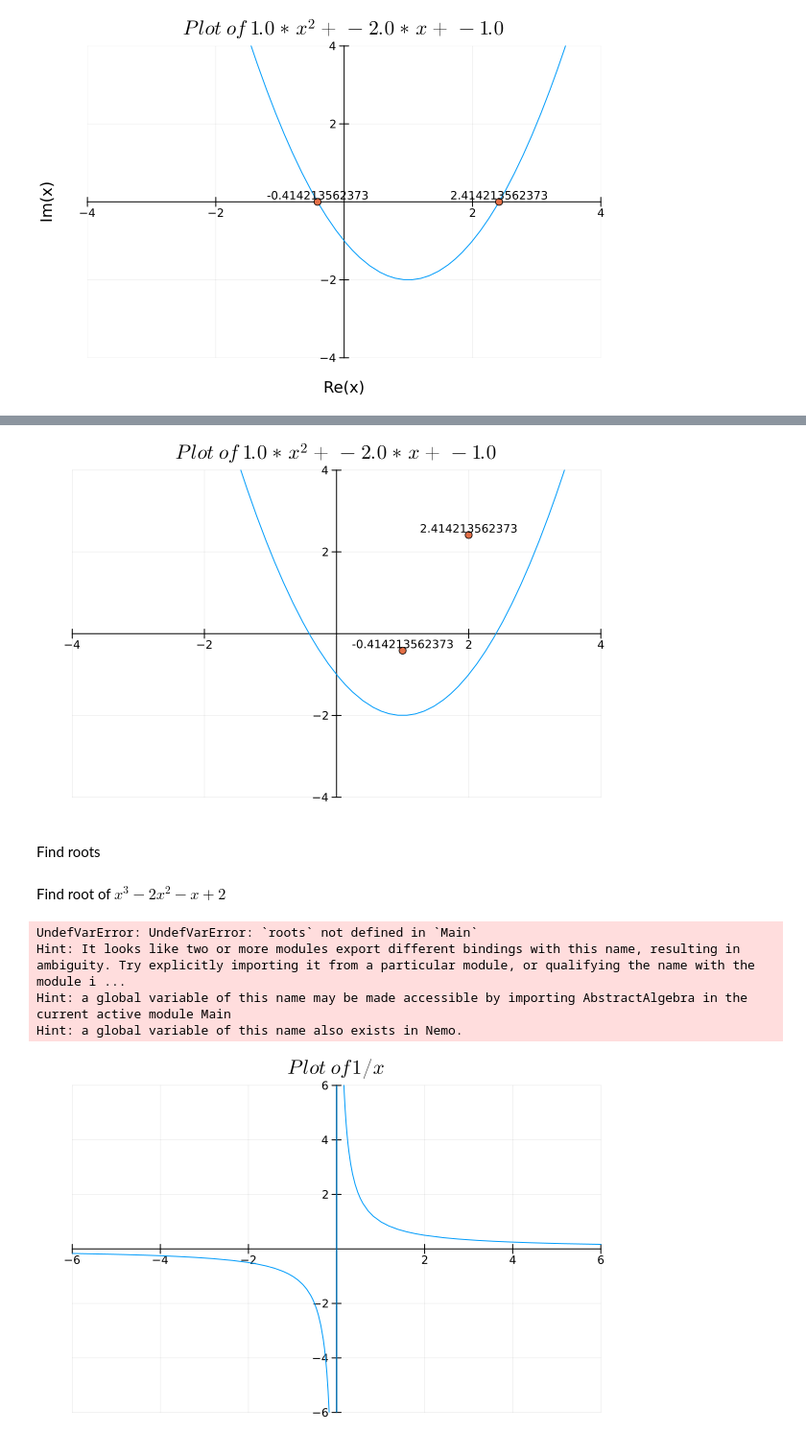
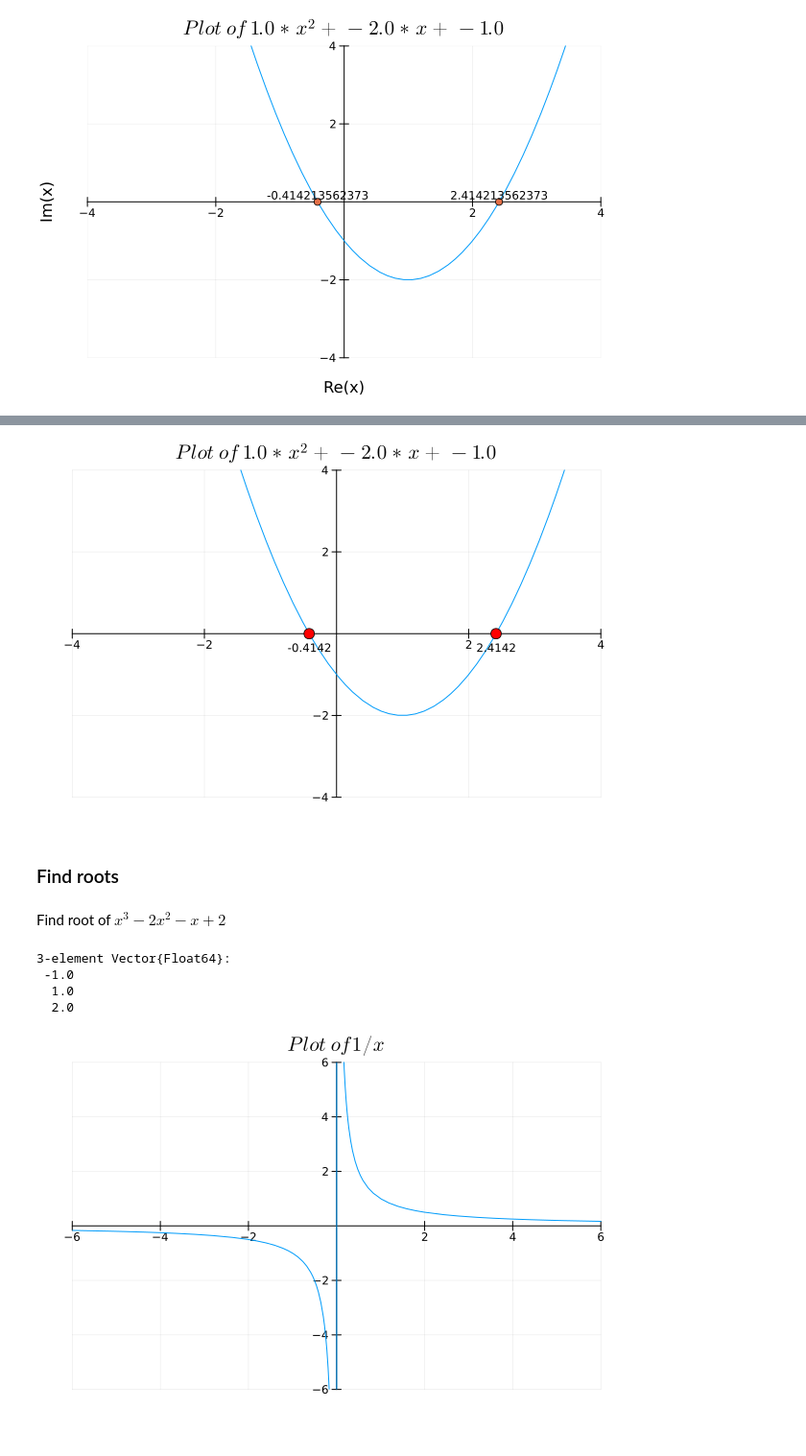
Before and after one commit to FourMInfo/Math_Foundations, a Jupyter notebook: notebooks/Basics.ipynb, the cells around one changed output, grey strips where cells are left out. Shown: that part at 96% size. Cells and saved outputs as stored; diff of their text form; code cells hidden in the pictures.

Commit message:
fix plotting

```diff
--- a/notebooks/Basics.ipynb
+++ b/notebooks/Basics.ipynb
@@ -192,7 +194,7 @@ plot_parabola_roots_1(1.,-2.,-1.)
  -0.4142135623730951 + 0.0im
 # %%
 using IJulia, FileIO, ImageShow
-IJulia.display(FileIO.load("plots/20241210-163153parabolaAMRVW.png"))
+IJulia.display(FileIO.load("plots/20250427-183735parabolaAMRVW.png"))
 # %% [output]
 [figure]
 # %%
@@ -205,20 +206,21 @@ Hint: a global variable of this name also exists in Nemo.
 # %%
 using IJulia, FileIO, ImageShow
-IJulia.display(FileIO.load("plots/20241210-163154parabolaPoly.png"))
+IJulia.display(FileIO.load("plots/20250427-185053parabolaPoly.png"))
 # %% [output]
-[figure, old version]
+[figure, new version]
-# %% [markdown]
-Find roots
+# %% [markdown]
+### Find roots
 # %% [markdown]
 Find root of $x^3 -2x^2 - x + 2$
-# %%
-using Polynomials
-round.(roots(Polynomial([2, -1, -2, 1], :x)), digits=3)
-# %% [output]
-UndefVarError: UndefVarError: `roots` not defined in `Main`
-Hint: It looks like two or more modules export different bindings with this name, resulting in ambiguity. Try explicitly importing it from a particular module, or qualifying the name with the module i ...
-Hint: a global variable of this name may be made accessible by importing AbstractAlgebra in the current active module Main
-Hint: a global variable of this name also exists in Nemo.
+# %%
+x = variable(Polynomial{Float64})  # Create the variable x
+p = x^3 - 2 * x^2 - x + 2            # Define the polynomial directly
+round.(Polynomials.roots(p), digits=3)
+# %% [output]
+3-element Vector{Float64}:
+ -1.0
+  1.0
+  2.0
 # %%
 @variables x
 f = 1/x
```
Also changed, not shown: parts of 11 cells of this notebook, 1 other file.
